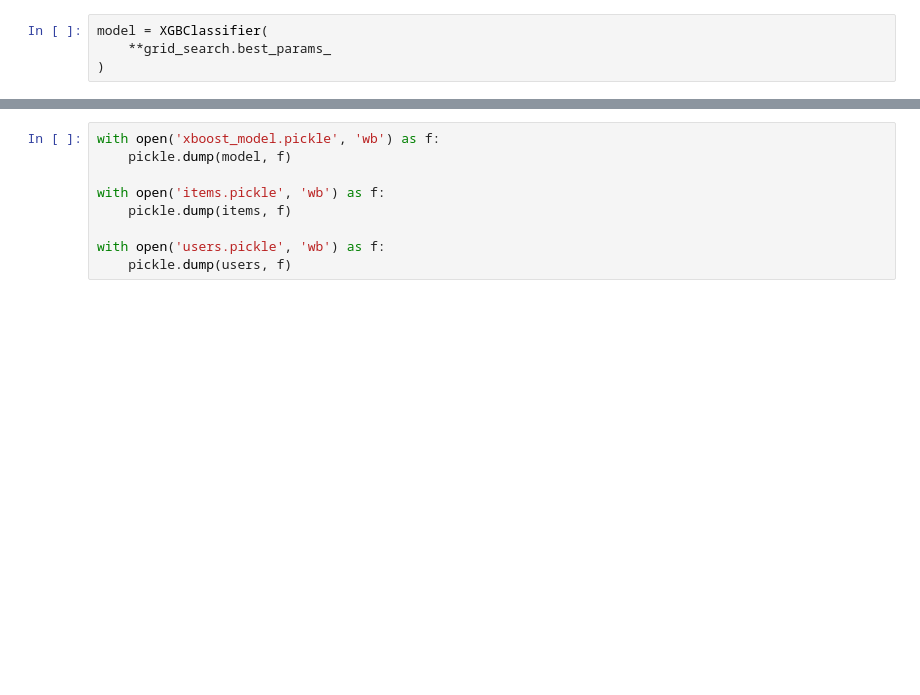
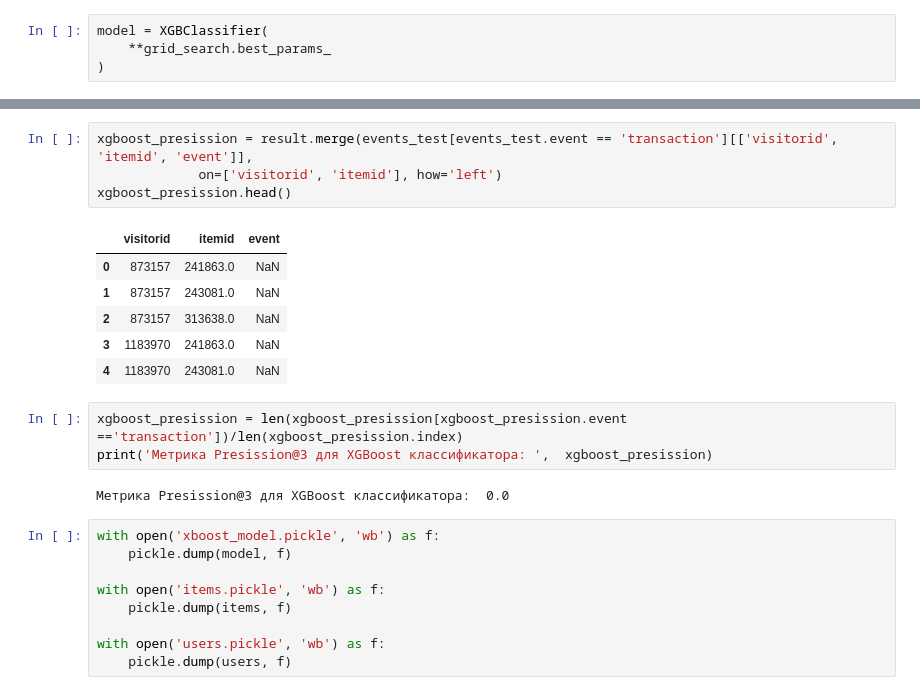
Before and after one commit to eartzhi/recommendation_system, a Jupyter notebook: final_project.ipynb, the cells around one changed output, grey strips where cells are left out. Saved outputs shown, nothing was run; the diff lists cells and outputs as text; blank space fills up the shorter version.

```diff
--- a/final_project.ipynb
+++ b/final_project.ipynb
@@ -1820,3 +1864,19 @@ result
+# %%
+xgboost_presission = result.merge(events_test[events_test.event == 'transaction'][['visitorid', 'itemid', 'event']],
+             on=['visitorid', 'itemid'], how='left')
+xgboost_presission.head()
+# %% [output]
+|  | visitorid | itemid | event |
+| 0 | 873157 | 241863.0 | NaN |
+| 1 | 873157 | 243081.0 | NaN |
+| 2 | 873157 | 313638.0 | NaN |
+| 3 | 1183970 | 241863.0 | NaN |
+| 4 | 1183970 | 243081.0 | NaN |
+# %%
+xgboost_presission = len(xgboost_presission[xgboost_presission.event =='transaction'])/len(xgboost_presission.index)
+print('Метрика Presission@3 для XGBoost классификатора: ',  xgboost_presission)
+# %% [output]
+Метрика Presission@3 для XGBoost классификатора:  0.0
 # %%
 with open('xboost_model.pickle', 'wb') as f:
     pickle.dump(model, f)
```
Also changed, not shown: parts of 32 cells of this notebook, 4 other files.
